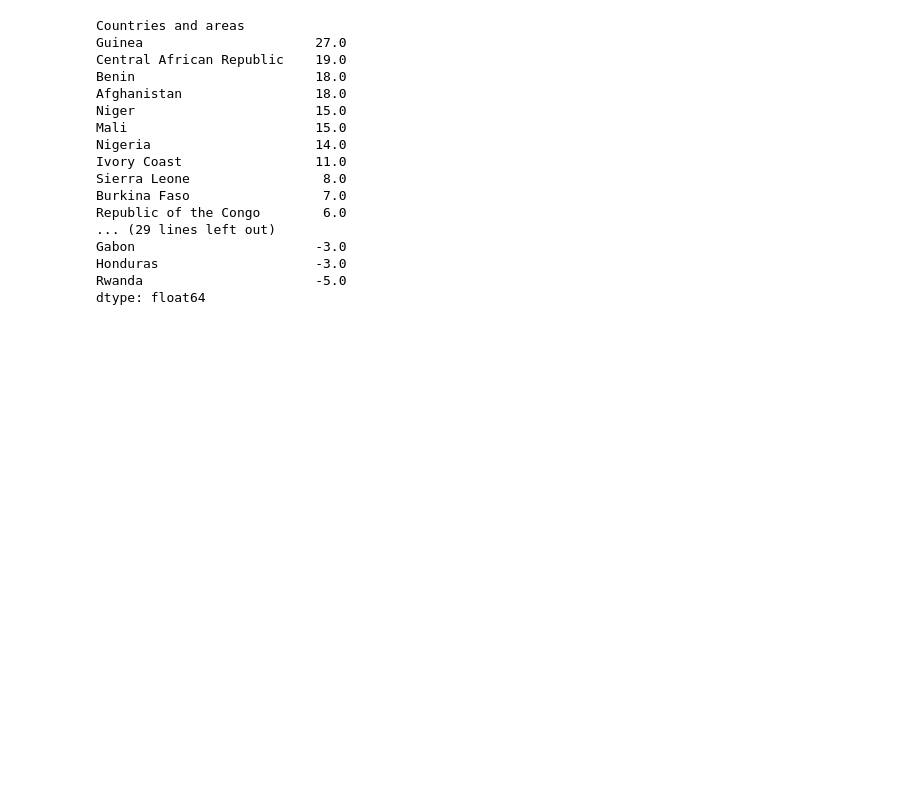
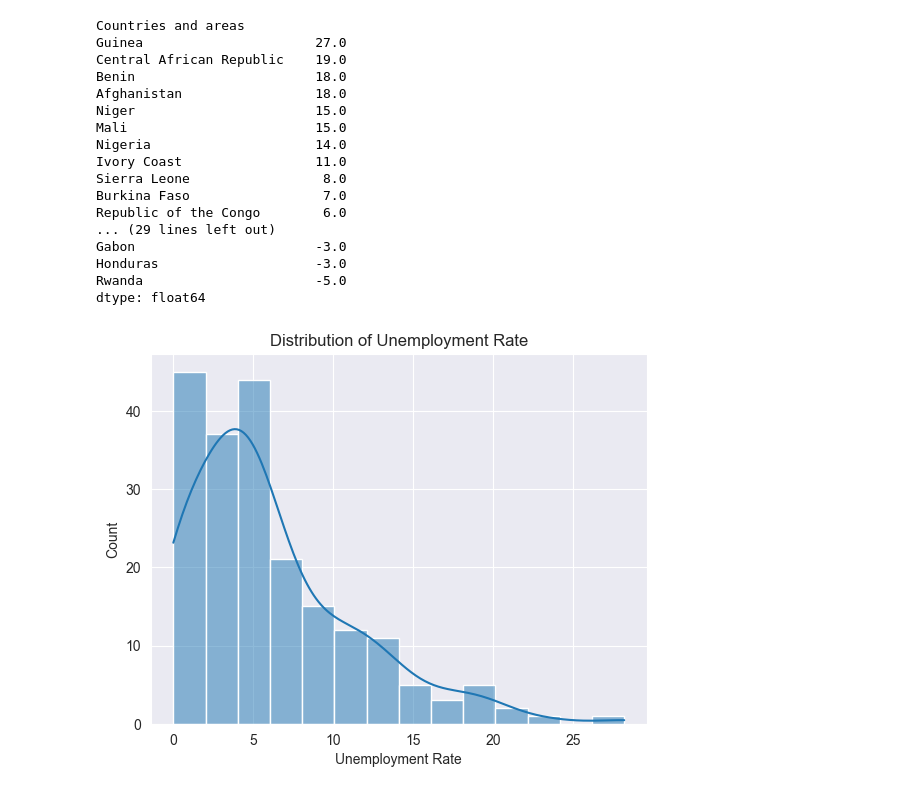
Before and after one commit to Kowallskiy/world_education, a Jupyter notebook: analysis.ipynb, the cells around one changed output. Saved outputs shown, nothing was run; the diff lists cells and outputs as text; code cells hidden in the pictures; blank space fills up the shorter version.

```diff
--- a/analysis.ipynb
+++ b/analysis.ipynb
@@ -141,3 +141,10 @@ Gabon                       -3.0
 Honduras                    -3.0
 Rwanda                      -5.0
 dtype: float64
+# %%
+sns.histplot(dataset['Unemployment_Rate'], kde=True)
+plt.title('Distribution of Unemployment Rate')
+plt.xlabel('Unemployment Rate')
+plt.show()
+# %% [output]
+[figure, added]
```
Also changed, not shown: parts of 1 cell of this notebook.
